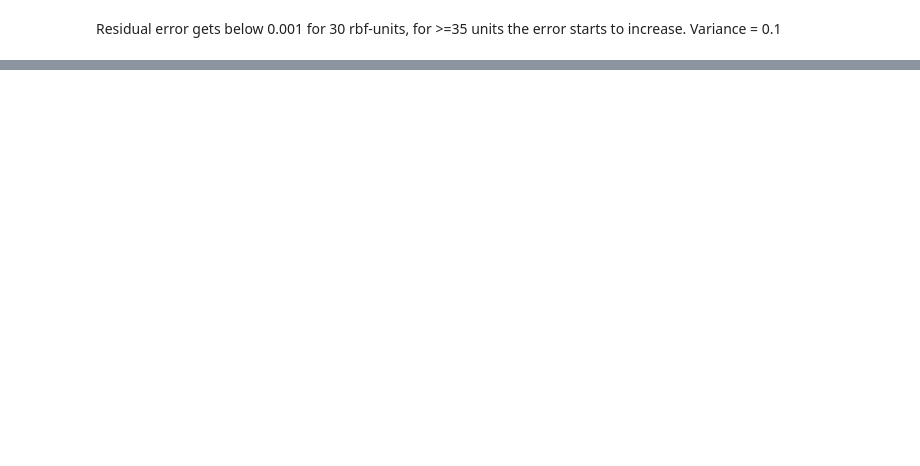
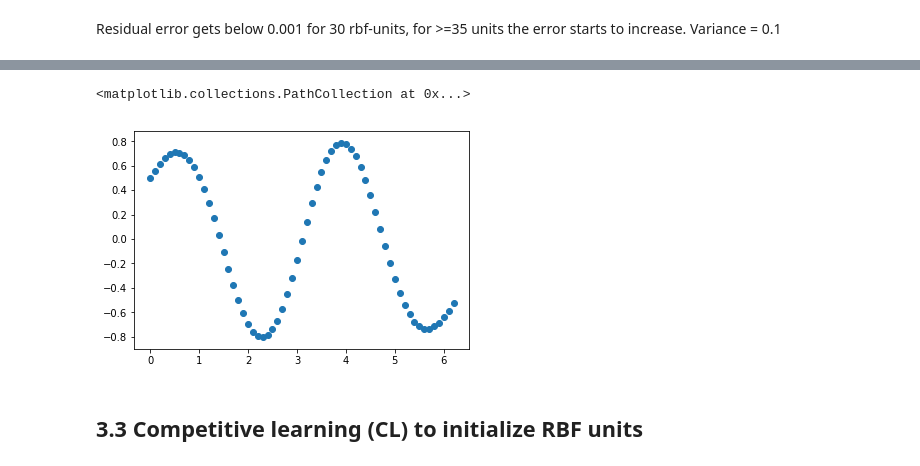
Before and after one commit to vbodell/DD2437, a Jupyter notebook: Lab2/Victor.ipynb, the cells around one changed output, grey strips where cells are left out. Cells and saved outputs as stored; diff of their text form; code cells hidden in the pictures; blank space fills up the shorter version.

```diff
--- a/Lab2/Victor.ipynb
+++ b/Lab2/Victor.ipynb
@@ -199,0 +269,7 @@ print(residual_error(phi_matrix, weights, sin_2x))
+# %%
+plt.scatter(patterns[0,:], get_phi_matrix(patterns, units).dot(computed_weights))
+# %% [output]
+<matplotlib.collections.PathCollection at 0x...>
+[figure, added]
+# %% [markdown]
+## 3.3 Competitive learning (CL) to initialize RBF units
```
Also changed, not shown: parts of 36 cells of this notebook, 1 other file.
